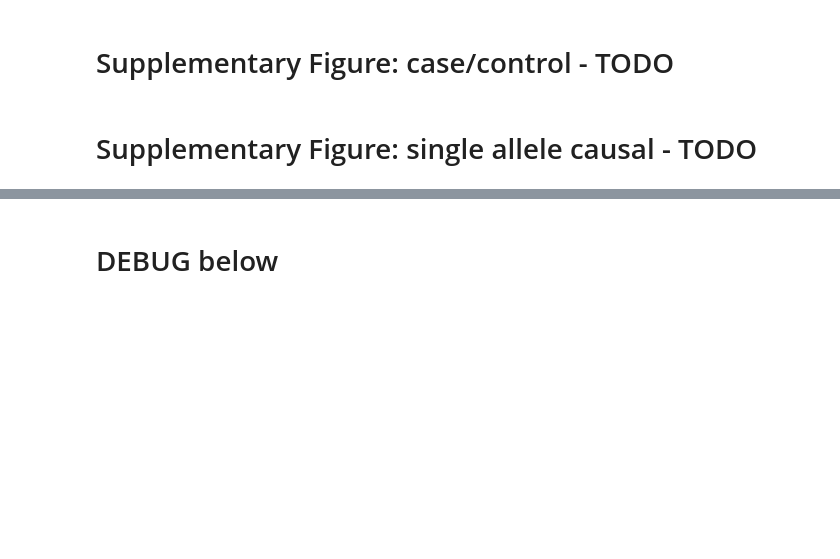
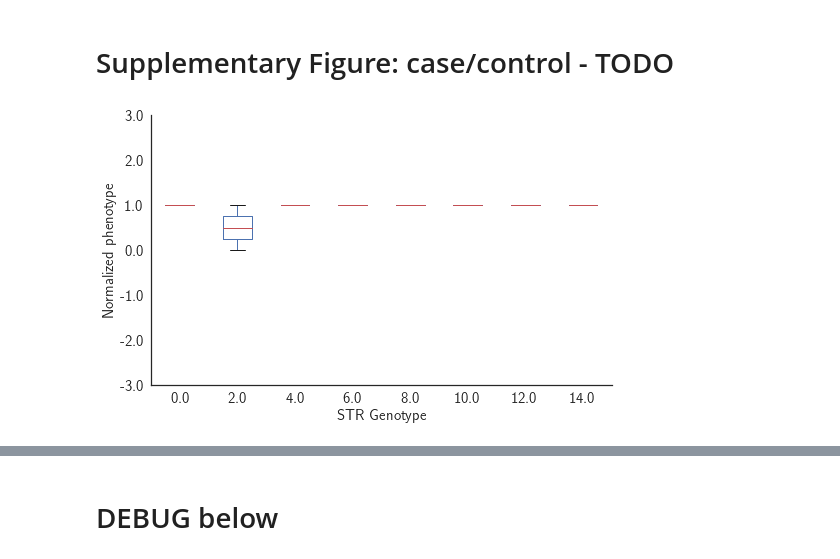
Before and after one commit to gymreklab/ssc-imputation, a Jupyter notebook: haplotype_paper/Figures/Figure4_GWASPower.ipynb, the cells around one changed output, grey strips where cells are left out. Drawn from its saved outputs; the diff is of its cells as text; code cells hidden in the pictures; blank space fills up the shorter version.

```diff
--- a/haplotype_paper/Figures/Figure4_GWASPower.ipynb
+++ b/haplotype_paper/Figures/Figure4_GWASPower.ipynb
@@ -177,5 +181,31 @@ fig.savefig(os.path.join(OUTPATH, "SuppFig_r2gain.pdf"))
 [figure]
 # %% [markdown]
 # Supplementary Figure: case/control - TODO
-# %% [markdown]
-# Supplementary Figure: single allele causal  - TODO
+# %%
+# Load data for example
+exp_gt_data = pd.read_csv(os.path.join(DATADIR, "gwas-power", "snpstr_power_sims_cc_example_STR_21_23934706.gt"), sep="\t")
+exp_pt_data = pd.read_csv(os.path.join(DATADIR, "gwas-power", "snpstr_power_sims_cc_example_0.pheno"), sep="\t", names=["Sample_ID", "x", "pt"])
+
+ex_data = pd.merge(exp_gt_data, exp_pt_data, on=["Sample_ID"])
+ex_data["gt"] = ex_data["True_STR_Sum"]
+
+# Figure
+fig = plt.figure()
+fig.set_size_inches((8, 5))
+ax = fig.add_subplot(111)
+ex_data.boxplot(column="pt", by="gt", ax=ax, grid=False);
+
+ax.set_title("")
+plt.suptitle("");
+ax.spines['right'].set_visible(False)
+ax.spines['top'].set_visible(False)
+ax.yaxis.set_ticks_position('left')
+ax.xaxis.set_ticks_position('bottom');
+ax.set_xlabel("STR Genotype", size=15)
+ax.set_ylabel("Normalized phenotype", size=15);
+ax.set_xticklabels(ax.get_xticklabels(), size=15);
+ax.set_yticks(np.arange(-3, 3.1, 1))
+ax.set_yticklabels(ax.get_yticks(), size=15);
+fig.savefig(os.path.join(OUTPATH, "SuppFig_ExampleAssociation.pdf"))
+# %% [output]
+[figure, added]
```
Also changed, not shown: parts of 6 cells of this notebook, 2 other files.
